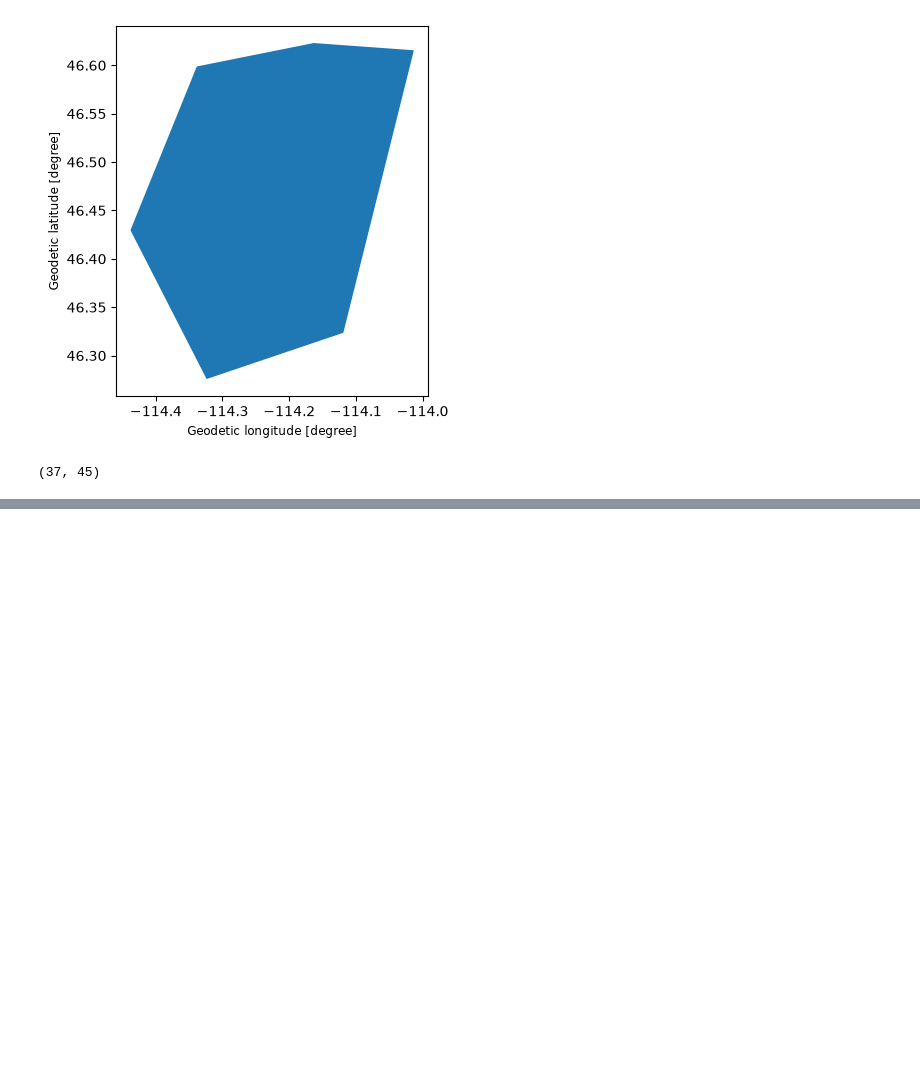
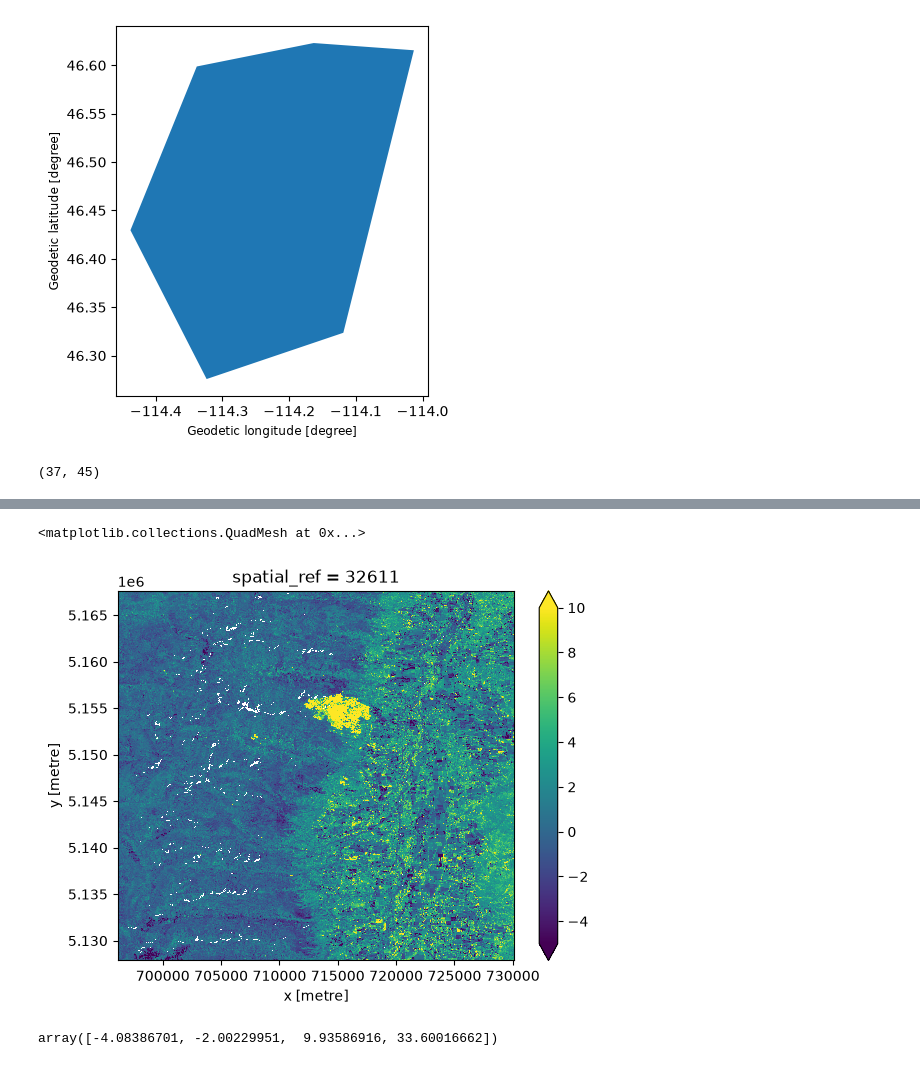
Before and after one commit to BilyBrown/forest_change_detection, a Jupyter notebook: notebooks/initial_test.ipynb, the cells around one changed output, grey strips where cells are left out. Drawn from its saved outputs; the diff is of its cells as text; code cells hidden in the pictures; blank space fills up the shorter version.

Commit message:
worked on identifying fire by pixel level z score over the scenes - may or may not be useful

```diff
--- a/notebooks/initial_test.ipynb
+++ b/notebooks/initial_test.ipynb
@@ -98 +104,18 @@ fire_gdf.explore()
 [interactive output not drawn]
+# %%
+# Let's see what happens if we determine the dNBR break based on the zscore
+
+nb, na = stack_b.count("time"), stack_a.count("time")
+se = ((stack_b.var("time", ddof=1) / nb) + (stack_a.var("time", ddof=1) / na)) ** 0.5 # use ddof=1 in case we only have one valid scene
+z = (stack_b.mean("time") - stack_a.mean("time")) / se # Welch t-stat
+
+candidate = (z >= 3) & (dnbr >= 0.05) # a little funny because z-score is built from means and dnbr is the median - but let's see
+# %%
+z.plot(vmin=-5, vmax=10)
+# %% [output]
+<matplotlib.collections.QuadMesh at 0x...>
+[figure, added]
+# %%
+z.quantile([0.01, 0.05, 0.99, 0.999]).values
+# %% [output]
+array([-4.08386701, -2.00229951,  9.93586916, 33.60016662])
```
Also changed, not shown: parts of 7 cells of this notebook.
